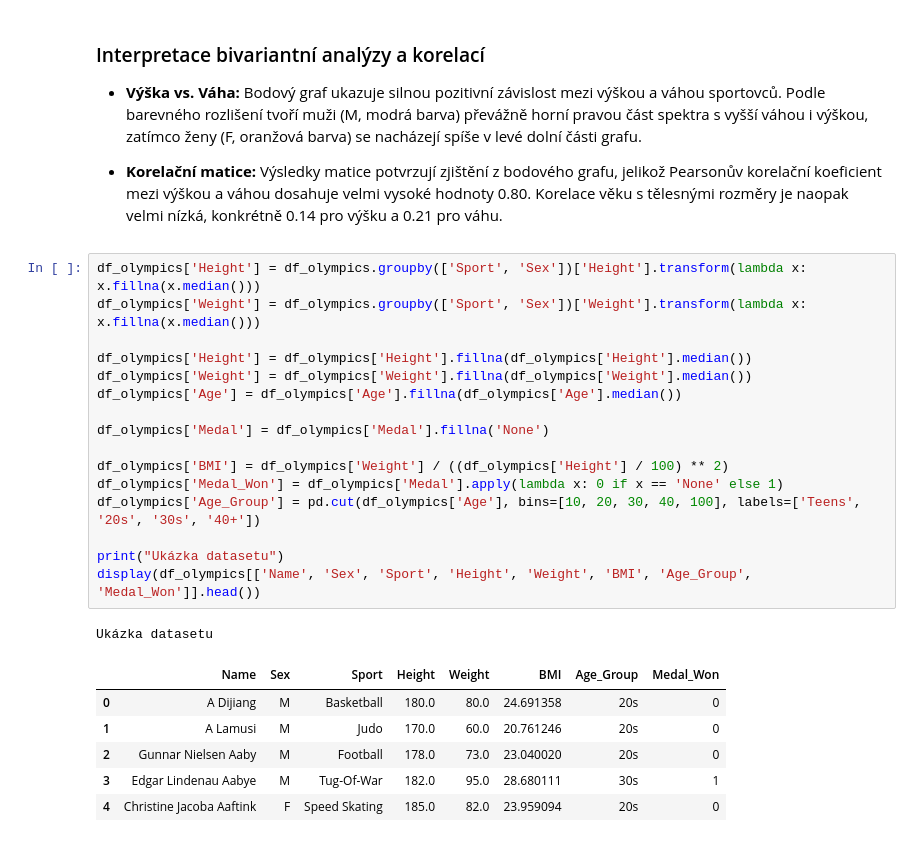
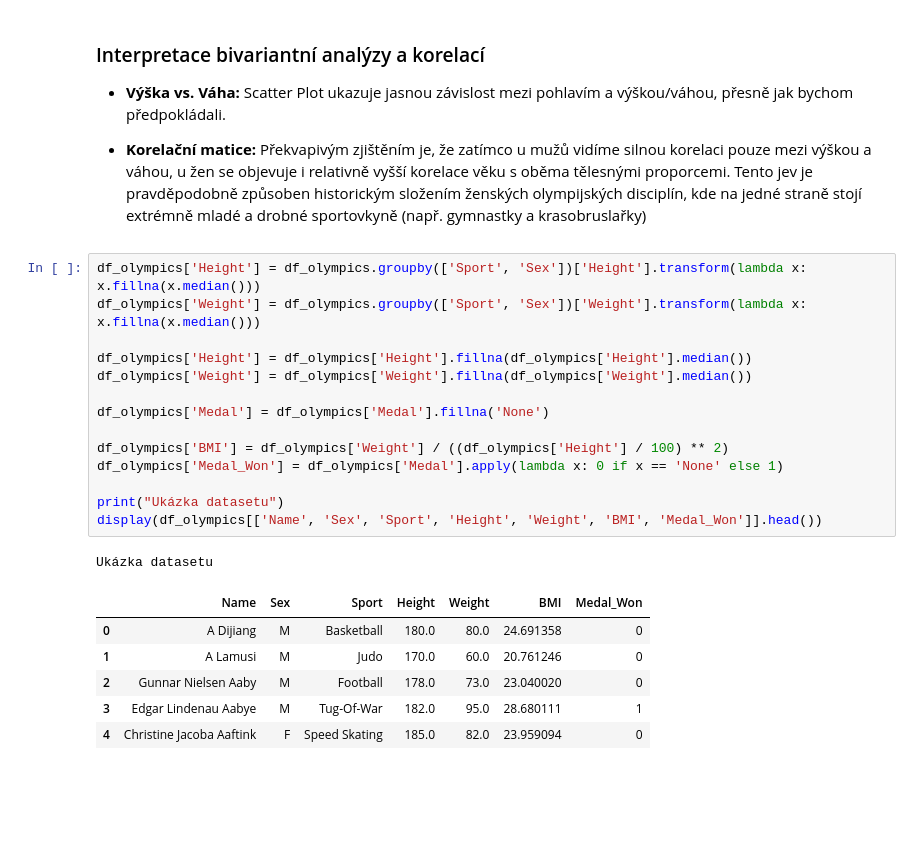
Before and after one commit to NEU0127/ZSUProjekt, a Jupyter notebook: ZSUProjektPart1.ipynb, the cells around one changed output. Drawn from its saved outputs; the diff is of its cells as text; blank space fills up the shorter version.

```diff
--- a/ZSUProjektPart1.ipynb
+++ b/ZSUProjektPart1.ipynb
@@ -54,29 +61,27 @@ plt.show()
-# %% [markdown]
-### Interpretace bivariantní analýzy a korelací
-* **Výška vs. Váha:** Bodový graf ukazuje silnou pozitivní závislost mezi výškou a váhou sportovců. Podle barevného rozlišení tvoří muži (M, modrá barva) převážně horní pravou část spektra s vyšší váhou i výškou, zatímco ženy (F, oranžová barva) se nacházejí spíše v levé dolní části grafu.
-
-* **Korelační matice:** Výsledky matice potvrzují zjištění z bodového grafu, jelikož Pearsonův korelační koeficient mezi výškou a váhou dosahuje velmi vysoké hodnoty 0.80. Korelace věku s tělesnými rozměry je naopak velmi nízká, konkrétně 0.14 pro výšku a 0.21 pro váhu.
+# %% [markdown]
+### Interpretace bivariantní analýzy a korelací
+* **Výška vs. Váha:** Scatter Plot ukazuje jasnou závislost mezi pohlavím a výškou/váhou, přesně jak bychom předpokládali.
+
+* **Korelační matice:** Překvapivým zjištěním je, že zatímco u mužů vidíme silnou korelaci pouze mezi výškou a váhou, u žen se objevuje i relativně vyšší korelace věku s oběma tělesnými proporcemi. Tento jev je pravděpodobně způsoben historickým složením ženských olympijských disciplín, kde na jedné straně stojí extrémně mladé a drobné sportovkyně (např. gymnastky a krasobruslařky)
 # %%
 df_olympics['Height'] = df_olympics.groupby(['Sport', 'Sex'])['Height'].transform(lambda x: x.fillna(x.median()))
 df_olympics['Weight'] = df_olympics.groupby(['Sport', 'Sex'])['Weight'].transform(lambda x: x.fillna(x.median()))
 
 df_olympics['Height'] = df_olympics['Height'].fillna(df_olympics['Height'].median())
 df_olympics['Weight'] = df_olympics['Weight'].fillna(df_olympics['Weight'].median())
-df_olympics['Age'] = df_olympics['Age'].fillna(df_olympics['Age'].median())
 
 df_olympics['Medal'] = df_olympics['Medal'].fillna('None')
 
 df_olympics['BMI'] = df_olympics['Weight'] / ((df_olympics['Height'] / 100) ** 2)
 df_olympics['Medal_Won'] = df_olympics['Medal'].apply(lambda x: 0 if x == 'None' else 1)
-df_olympics['Age_Group'] = pd.cut(df_olympics['Age'], bins=[10, 20, 30, 40, 100], labels=['Teens', '20s', '30s', '40+'])
 
 print("Ukázka datasetu")
-display(df_olympics[['Name', 'Sex', 'Sport', 'Height', 'Weight', 'BMI', 'Age_Group', 'Medal_Won']].head())
+display(df_olympics[['Name', 'Sex', 'Sport', 'Height', 'Weight', 'BMI', 'Medal_Won']].head())
 # %% [output]
 Ukázka datasetu
-|  | Name | Sex | Sport | Height | Weight | BMI | Age_Group | Medal_Won |
-| 0 | A Dijiang | M | Basketball | 180.0 | 80.0 | 24.691358 | 20s | 0 |
-| 1 | A Lamusi | M | Judo | 170.0 | 60.0 | 20.761246 | 20s | 0 |
-| 2 | Gunnar Nielsen Aaby | M | Football | 178.0 | 73.0 | 23.040020 | 20s | 0 |
-| 3 | Edgar Lindenau Aabye | M | Tug-Of-War | 182.0 | 95.0 | 28.680111 | 30s | 1 |
-| 4 | Christine Jacoba Aaftink | F | Speed Skating | 185.0 | 82.0 | 23.959094 | 20s | 0 |
+|  | Name | Sex | Sport | Height | Weight | BMI | Medal_Won |
+| 0 | A Dijiang | M | Basketball | 180.0 | 80.0 | 24.691358 | 0 |
+| 1 | A Lamusi | M | Judo | 170.0 | 60.0 | 20.761246 | 0 |
+| 2 | Gunnar Nielsen Aaby | M | Football | 178.0 | 73.0 | 23.040020 | 0 |
+| 3 | Edgar Lindenau Aabye | M | Tug-Of-War | 182.0 | 95.0 | 28.680111 | 1 |
+| 4 | Christine Jacoba Aaftink | F | Speed Skating | 185.0 | 82.0 | 23.959094 | 0 |
```
Also changed, not shown: parts of 20 cells of this notebook.
